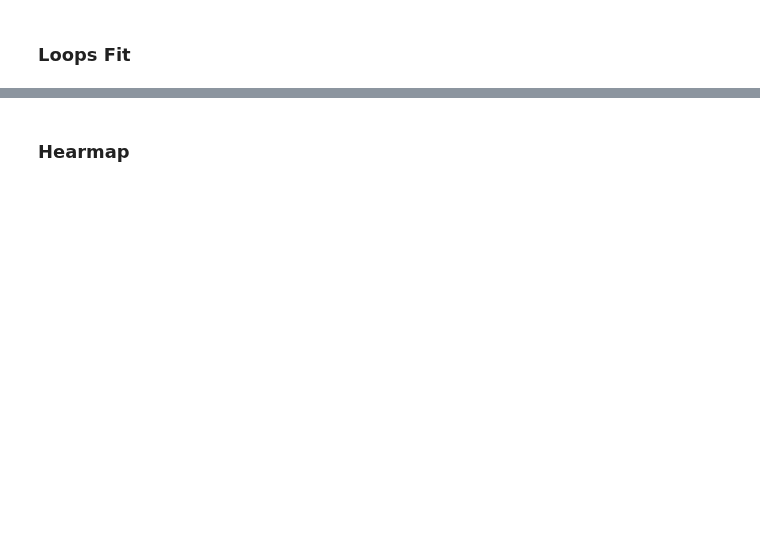
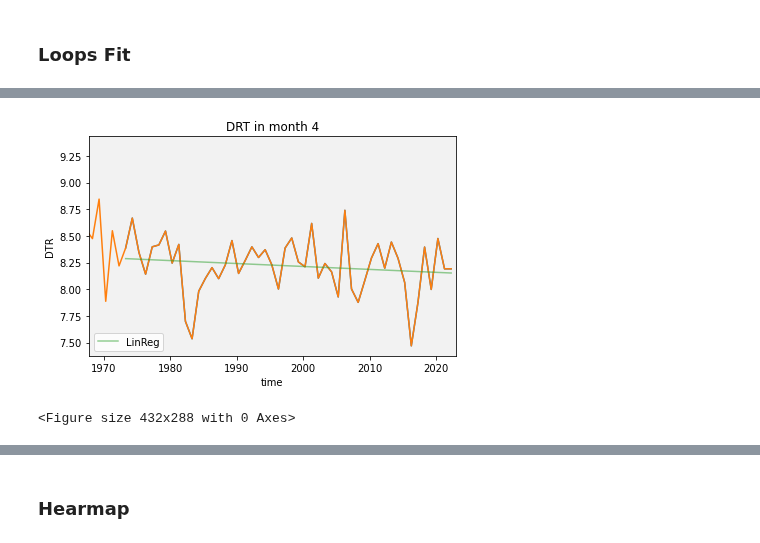
Before and after one commit to LeoausderDose/Praktikum_AWI, a Jupyter notebook: DNTFitNachJahreZeiten.ipynb, the cells around one changed output, grey strips where cells are left out. Cells and saved outputs as stored; diff of their text form; code cells hidden in the pictures; blank space fills up the shorter version.

```diff
--- a/DNTFitNachJahreZeiten.ipynb
+++ b/DNTFitNachJahreZeiten.ipynb
@@ -40,6 +40,15 @@ def selecting_month(arr, start_index, start_date, end_date):
     tmp = tmp.sel(time=slice(start_date, end_date))
 
     return tmp
+
+
+def fit_count(arr):
+    return generate_counting_array(len(arr))
+
+
+
+def selecting_tf(arr,start_time, end_time):
+    return arr.sel(time = slice(start_time, end_time))
 # %% [markdown]
 ## Daten importieren
 # %%
@@ -458,0 +402,60 @@ IndentationError: expected an indented block after function definition on line 1
+# %%
+#Parameters
+
+lat = 80.25
+t_s_d = '1901-01-15T00:00:00.000000000'
+t_s_f = '1973-01-15T00:00:00.000000000'  #Time to start fitting
+t_e = time_values[-1]
+
+# Create an empty DataFrame
+columns = ['month', 'slope', 'offset', 'var']
+parameters_df = pd.DataFrame(columns=columns)
+
+# Set 'month' as the index
+parameters_df.set_index('month', inplace=True)
+
+
+# Select data
+y_data = selecting_month(temperature_difference_Lat.sel(lat = str(lat)),month, t_s_d, t_e)
+
+#Selecting fitting data
+y_temp = selecting_tf(y_data, t_s_f, t_e)
+x_temp = fit_count(y_temp)
+
+#Fitting
+par_LinReg, cov_LinReg = curve_fit(linear_reg, x_temp ,y_temp)
+
+#Producing fitting output
+y_fit = linear_reg(x_temp, *par_LinReg)
+x_fit = y_temp['time'].values
+
+
+plt.plot(y_temp['time'].values, y_temp)
+plt.plot(y_data['time'].values, y_data)
+plt.plot(x_fit, y_fit, alpha = .5, label = 'LinReg')
+
+#Calculating Varriance
+
+VarDeltaT = np.var(y_temp-y_fit)
+
+#Adding to df
+new_entry = {'slope': par_LinReg[0], 'offset': par_LinReg[1], 'var': VarDeltaT}
+parameters_df.loc['1'] = new_entry
+
+
+plt.xlabel('time')
+plt.ylabel('DTR')
+
+plt.title('DRT in month ' + str(month))
+
+plt.xlim(time_values[800], time_values[-1])
+plt.legend(loc = 3)
+# Add a subtle background color
+plt.gca().set_facecolor((0.95, 0.95, 0.95))
+
+# Display the plot
+plt.tight_layout()
+#plt.savefig('Bilder/LinReg/LinReg_Delta_T_Month'+ str(month)+'.png', dpi = 300)
+plt.show()
+# %% [output]
+[figure, added]
@@ -458,0 +522,6 @@ IndentationError: expected an indented block after function definition on line 1
+# %%
+parameters_TDiff = LinReg_All_Month(temperature_difference_Pol, t_s_d, t_s_f, t_e, 'DTR')
+parameters_TMax = LinReg_All_Month(TMax_Lat_tot.tmx, t_s_d, t_s_f, t_e, 'TMax')
+parameters_TMin = LinReg_All_Month(TMin_Lat_tot.tmn, t_s_d, t_s_f, t_e, 'TMin')
+# %% [output]
+<Figure size 432x288 with 0 Axes>
```
Also changed, not shown: parts of 12 cells of this notebook, 54 other files.
